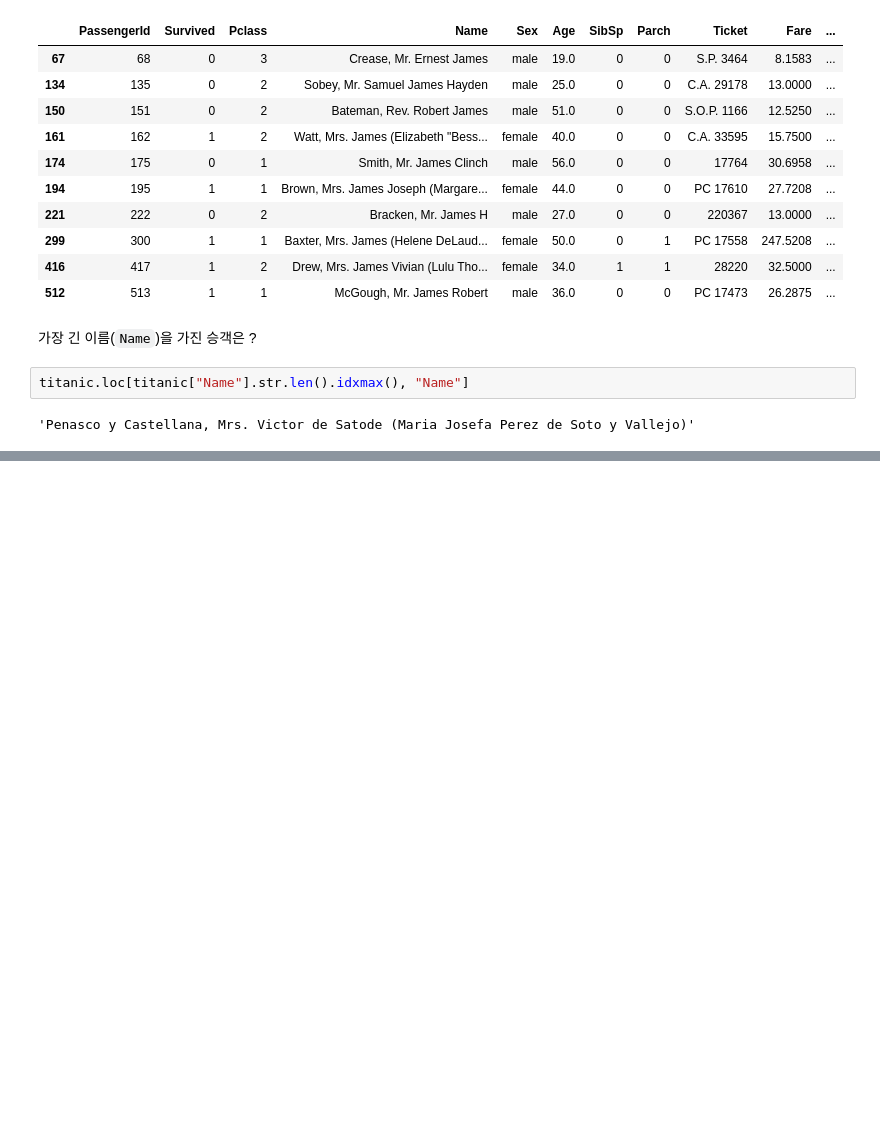
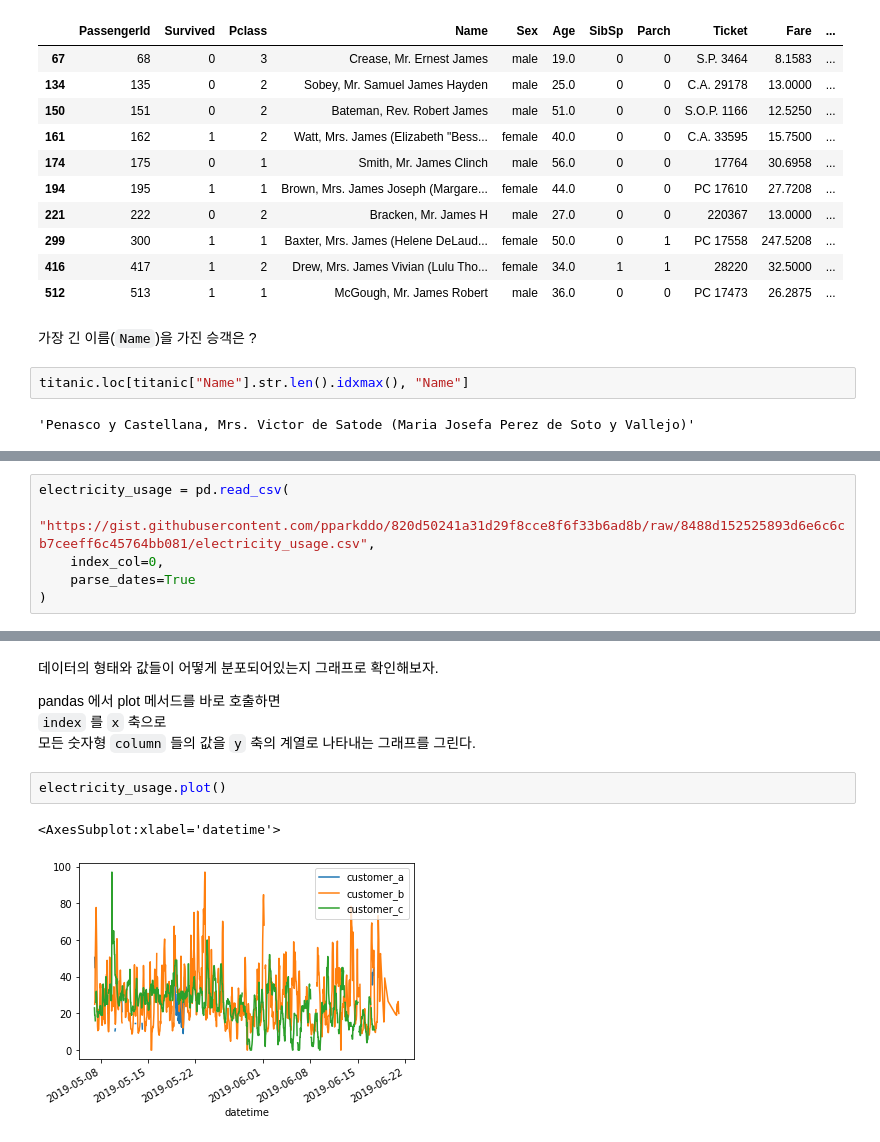
Before and after one commit to pparkddo/nano-degree, a Jupyter notebook: pandas.ipynb, the cells around one changed output, grey strips where cells are left out. Cells and saved outputs as stored; diff of their text form; blank space fills up the shorter version.

Commit message:
Feat: Pandas 강의에 시각화 내용 추가

```diff
--- a/pandas.ipynb
+++ b/pandas.ipynb
@@ -942,0 +952,6 @@ titanic.loc[titanic["Name"].str.len().idxmax(), "Name"]
+# %%
+electricity_usage = pd.read_csv(
+    "https://gist.githubusercontent.com/pparkddo/820d50241a31d29f8cce8f6f33b6ad8b/raw/8488d152525893d6e6c6cb7ceeff6c45764bb081/electricity_usage.csv",
+    index_col=0,
+    parse_dates=True
+)
@@ -942,0 +968,11 @@ titanic.loc[titanic["Name"].str.len().idxmax(), "Name"]
+# %% [markdown]
+데이터의 형태와 값들이 어떻게 분포되어있는지 그래프로 확인해보자.
+
+pandas 에서 plot 메서드를 바로 호출하면
+`index` 를 `x` 축으로
+모든 숫자형 `column` 들의 값을 `y` 축의 계열로 나타내는 그래프를 그린다.
+# %%
+electricity_usage.plot()
+# %% [output]
+<AxesSubplot:xlabel='datetime'>
+[figure, added]
```
Also changed, not shown: parts of 24 cells of this notebook, 1 other file.
